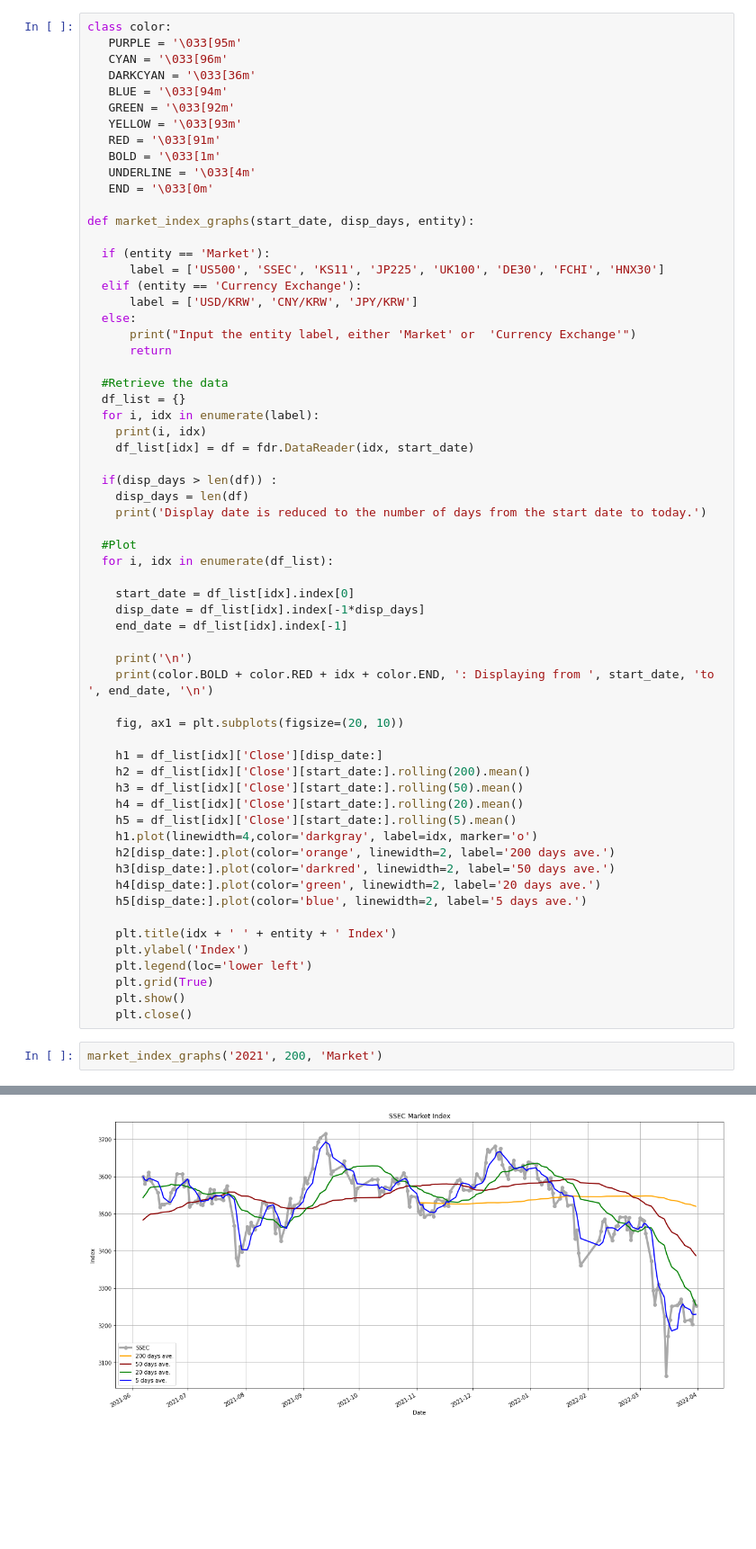
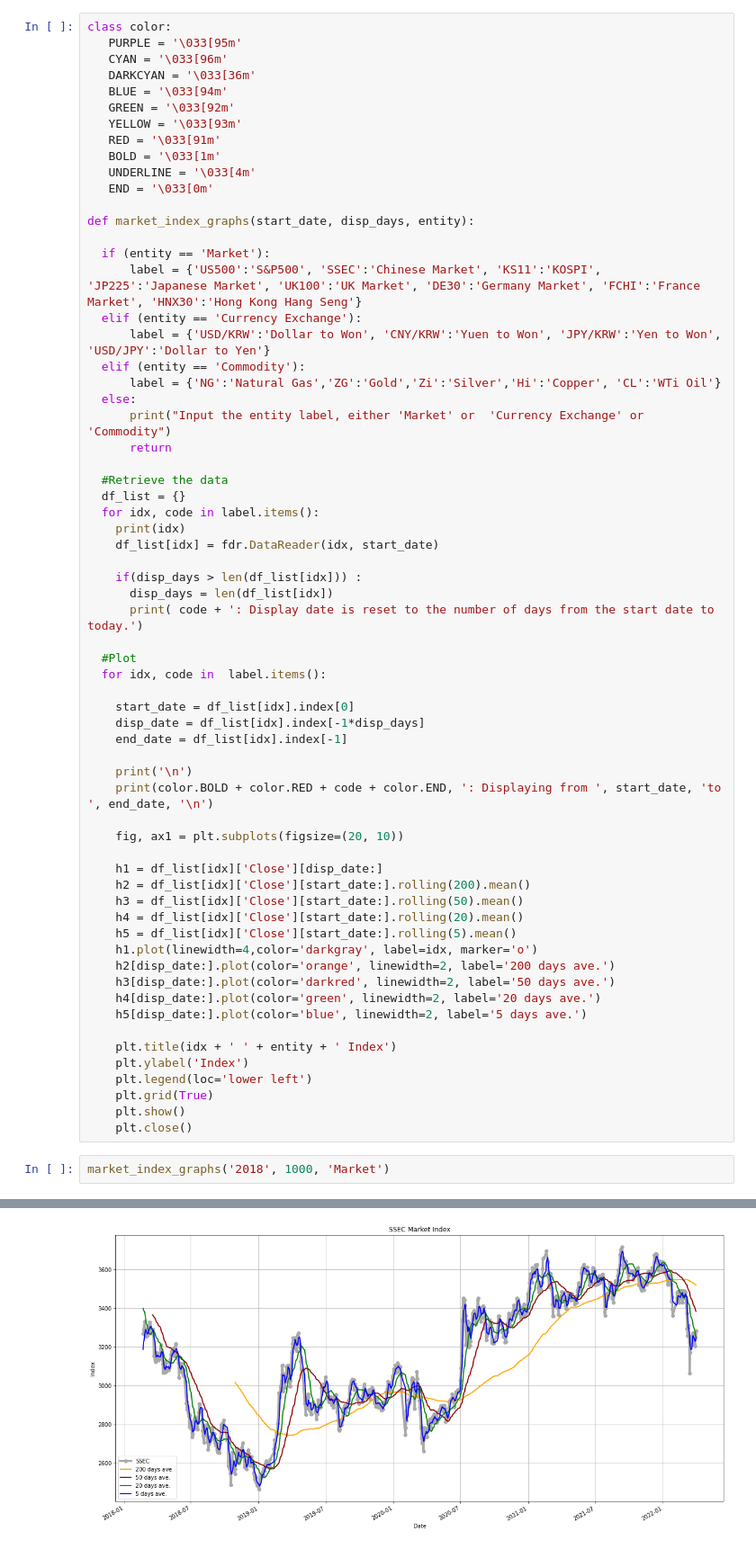
Before and after one commit to kimdesok/FinanceDataReader, a Jupyter notebook: MultipleMarketIndexes.ipynb, the cells around one changed output, grey strips where cells are left out. Shown at 90% size. Cells and saved outputs as stored; diff of their text form; blank space fills up the shorter version.

Commit message:
added oil future and dollar to yen rate

```diff
--- a/MultipleMarketIndexes.ipynb
+++ b/MultipleMarketIndexes.ipynb
@@ -35,32 +39,34 @@ class color:
 def market_index_graphs(start_date, disp_days, entity):
 
   if (entity == 'Market'):
-      label = ['US500', 'SSEC', 'KS11', 'JP225', 'UK100', 'DE30', 'FCHI', 'HNX30']
+      label = {'US500':'S&P500', 'SSEC':'Chinese Market', 'KS11':'KOSPI', 'JP225':'Japanese Market', 'UK100':'UK Market', 'DE30':'Germany Market', 'FCHI':'France Market', 'HNX30':'Hong Kong Hang Seng'}
   elif (entity == 'Currency Exchange'):
-      label = ['USD/KRW', 'CNY/KRW', 'JPY/KRW']
+      label = {'USD/KRW':'Dollar to Won', 'CNY/KRW':'Yuen to Won', 'JPY/KRW':'Yen to Won', 'USD/JPY':'Dollar to Yen'}
+  elif (entity == 'Commodity'):
+      label = {'NG':'Natural Gas','ZG':'Gold','Zi':'Silver','Hi':'Copper', 'CL':'WTi Oil'}
   else:
-      print("Input the entity label, either 'Market' or  'Currency Exchange'")
+      print("Input the entity label, either 'Market' or  'Currency Exchange' or 'Commodity")
       return
 
   #Retrieve the data
   df_list = {}
-  for i, idx in enumerate(label):
-    print(i, idx)
-    df_list[idx] = df = fdr.DataReader(idx, start_date)
+  for idx, code in label.items():
+    print(idx)
+    df_list[idx] = fdr.DataReader(idx, start_date)
 
-  if(disp_days > len(df)) :
-    disp_days = len(df)
-    print('Display date is reduced to the number of days from the start date to today.')
+    if(disp_days > len(df_list[idx])) :
+      disp_days = len(df_list[idx])
+      print( code + ': Display date is reset to the number of days from the start date to today.')
 
   #Plot
-  for i, idx in enumerate(df_list):
+  for idx, code in  label.items():
 
     start_date = df_list[idx].index[0]
     disp_date = df_list[idx].index[-1*disp_days]
     end_date = df_list[idx].index[-1]
 
     print('\n')
-    print(color.BOLD + color.RED + idx + color.END, ': Displaying from ', start_date, 'to ', end_date, '\n')
+    print(color.BOLD + color.RED + code + color.END, ': Displaying from ', start_date, 'to ', end_date, '\n')
 
     fig, ax1 = plt.subplots(figsize=(20, 10))
 
@@ -82,7 +88,7 @@ def market_index_graphs(start_date, disp_days, entity):
     plt.show()
     plt.close()
 # %%
-market_index_graphs('2021', 200, 'Market')
+market_index_graphs('2018', 1000, 'Market')
 # %% [output]
 0 US500
 1 SSEC
@@ -100 +106 @@ SSEC : Displaying from  2021-01-04 00:00:00 to  2022-03-31 00:00:00
-[figure, old version]
+[figure, new version]
```
Also changed, not shown: parts of 4 cells of this notebook.
